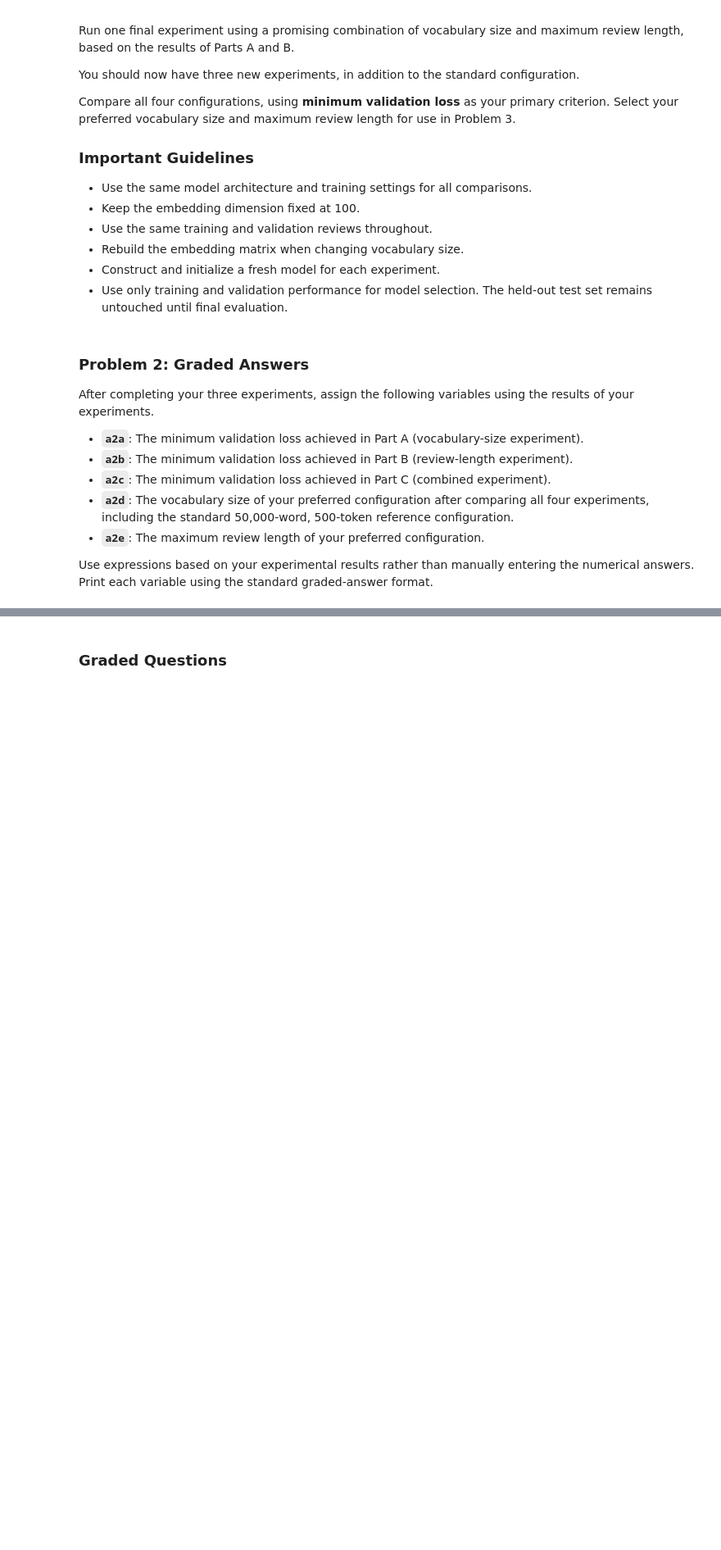
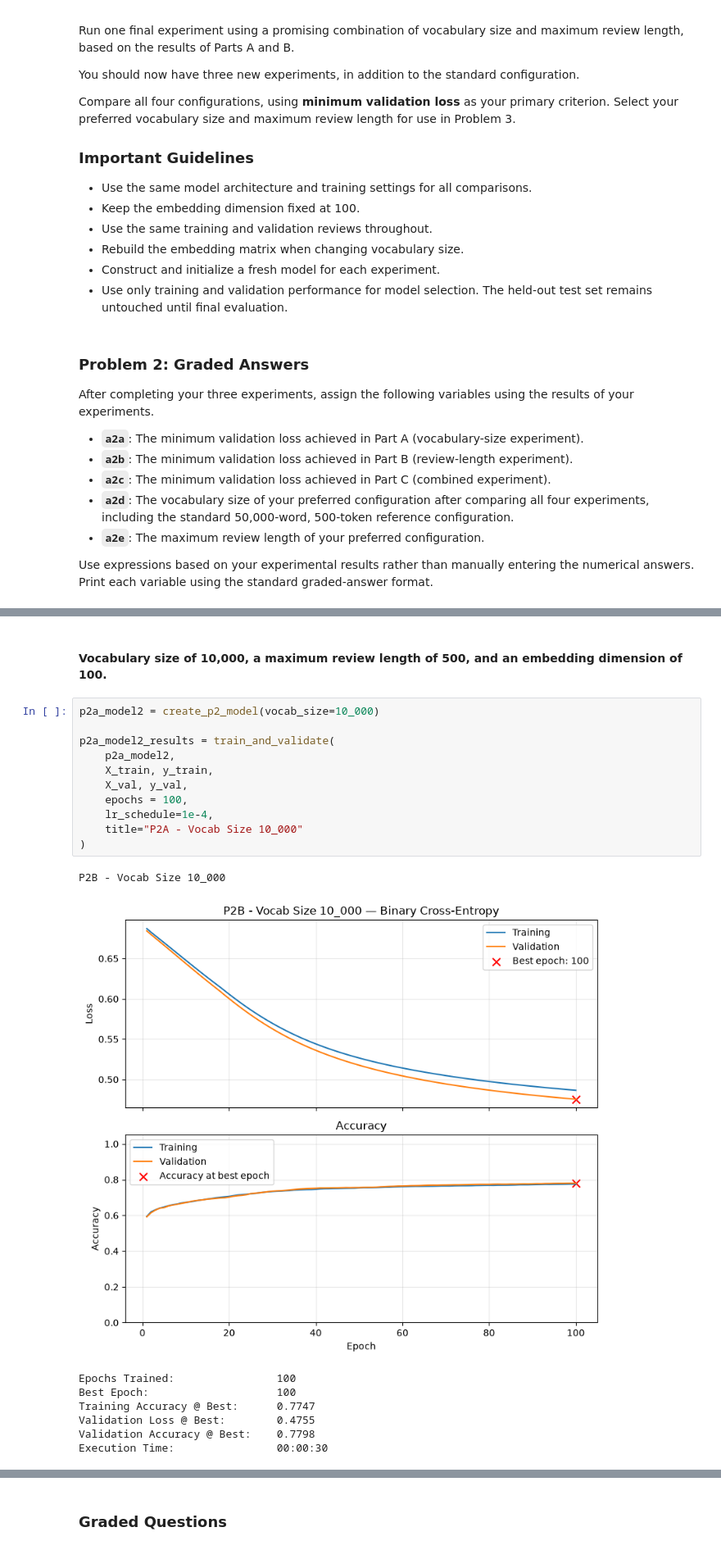
Before and after one commit to calebhadley1/Advanced_ML_and_AI_Coursework, a Jupyter notebook: Homework_07.ipynb, the cells around one changed output, grey strips where cells are left out. Shown at 82% size. Drawn from its saved outputs; the diff is of its cells as text; blank space fills up the shorter version.

```diff
--- a/Homework_07.ipynb
+++ b/Homework_07.ipynb
@@ -1086,0 +1126,22 @@ Use expressions based on your experimental results rather than manually entering
+# %% [markdown]
+#### Vocabulary size of 10,000, a maximum review length of 500, and an embedding dimension of 100.
+# %%
+p2a_model2 = create_p2_model(vocab_size=10_000)
+
+p2a_model2_results = train_and_validate(
+    p2a_model2,
+    X_train, y_train,
+    X_val, y_val,
+    epochs = 100,
+    lr_schedule=1e-4,
+    title="P2A - Vocab Size 10_000"
+)
+# %% [output]
+P2B - Vocab Size 10_000
+[figure, added]
+Epochs Trained:                100
+Best Epoch:                    100
+Training Accuracy @ Best:      0.7747
+Validation Loss @ Best:        0.4755
+Validation Accuracy @ Best:    0.7798
+Execution Time:                00:00:30
```
Also changed, not shown: parts of 24 cells of this notebook.
